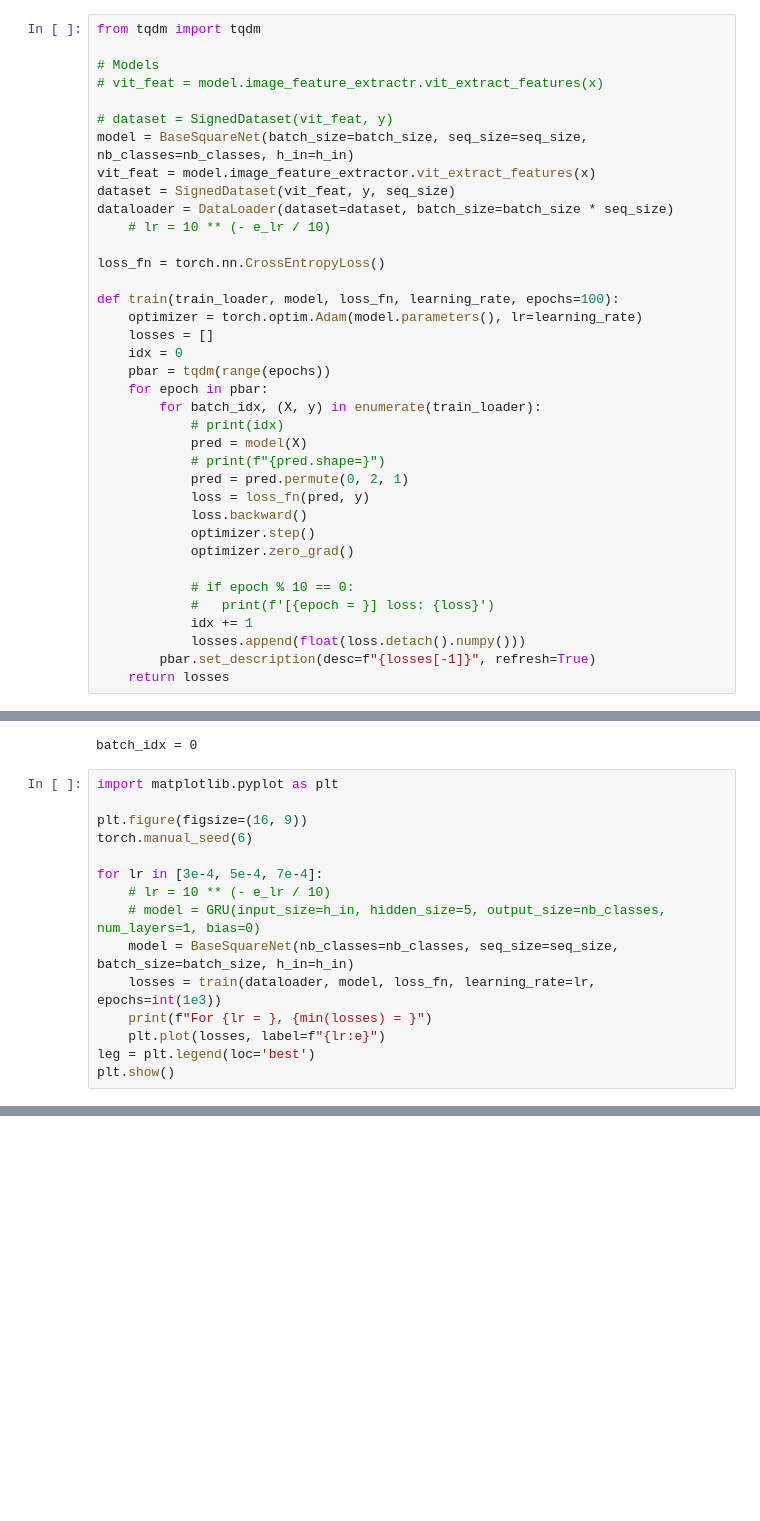
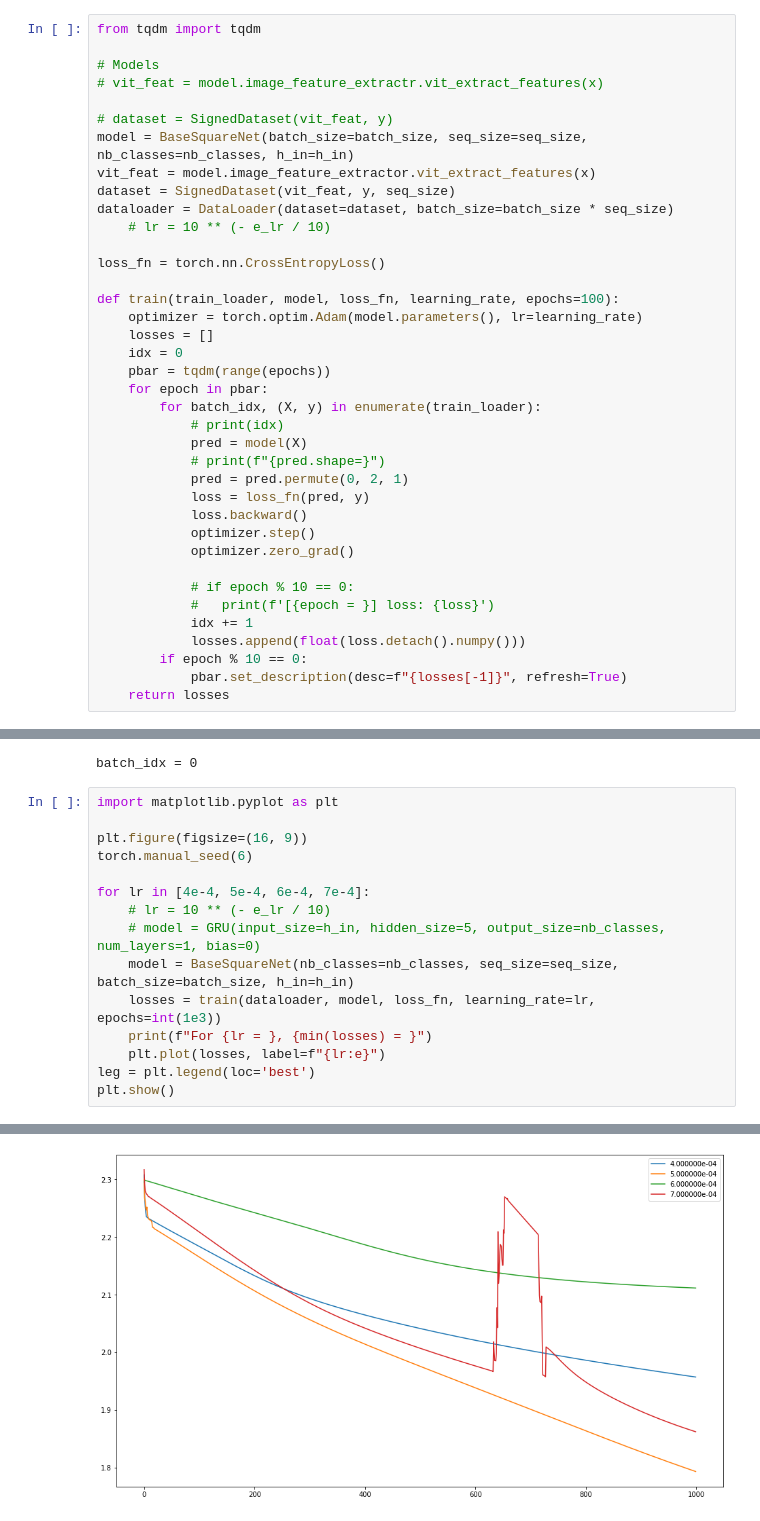
Before and after one commit to AI-2-The-Sky/Hand2Text, a Jupyter notebook: notebooks/overfit_baseline_conv1d.ipynb, the cells around one changed output, grey strips where cells are left out. Cells and saved outputs as stored; diff of their text form; blank space fills up the shorter version.

```diff
--- a/notebooks/overfit_baseline_conv1d.ipynb
+++ b/notebooks/overfit_baseline_conv1d.ipynb
@@ -263,7 +263,8 @@ def train(train_loader, model, loss_fn, learning_rate, epochs=100):
 			# 	print(f'[{epoch = }] loss: {loss}')
 			idx += 1
 			losses.append(float(loss.detach().numpy()))
-		pbar.set_description(desc=f"{losses[-1]}", refresh=True)
+		if epoch % 10 == 0:
+			pbar.set_description(desc=f"{losses[-1]}", refresh=True)
 	return losses
 # %%
 print(f"{dataset.X.shape = }")
@@ -289,7 +290,7 @@ import matplotlib.pyplot as plt
 plt.figure(figsize=(16, 9))
 torch.manual_seed(6)
 
-for lr in [3e-4, 5e-4, 7e-4]:
+for lr in [4e-4, 5e-4, 6e-4, 7e-4]:
 	# lr = 10 ** (- e_lr / 10)
 	# model = GRU(input_size=h_in, hidden_size=5, output_size=nb_classes, num_layers=1, bias=0)
 	model = BaseSquareNet(nb_classes=nb_classes, seq_size=seq_size, batch_size=batch_size, h_in=h_in)
@@ -298,3 +299,4 @@ for lr in [3e-4, 5e-4, 7e-4]:
 	plt.plot(losses, label=f"{lr:e}")
 leg = plt.legend(loc='best')
 plt.show()
+# %% [output]
@@ -300,0 +307 @@ plt.show()
+[figure, added]
```
Also changed, not shown: parts of 1 cell of this notebook.
